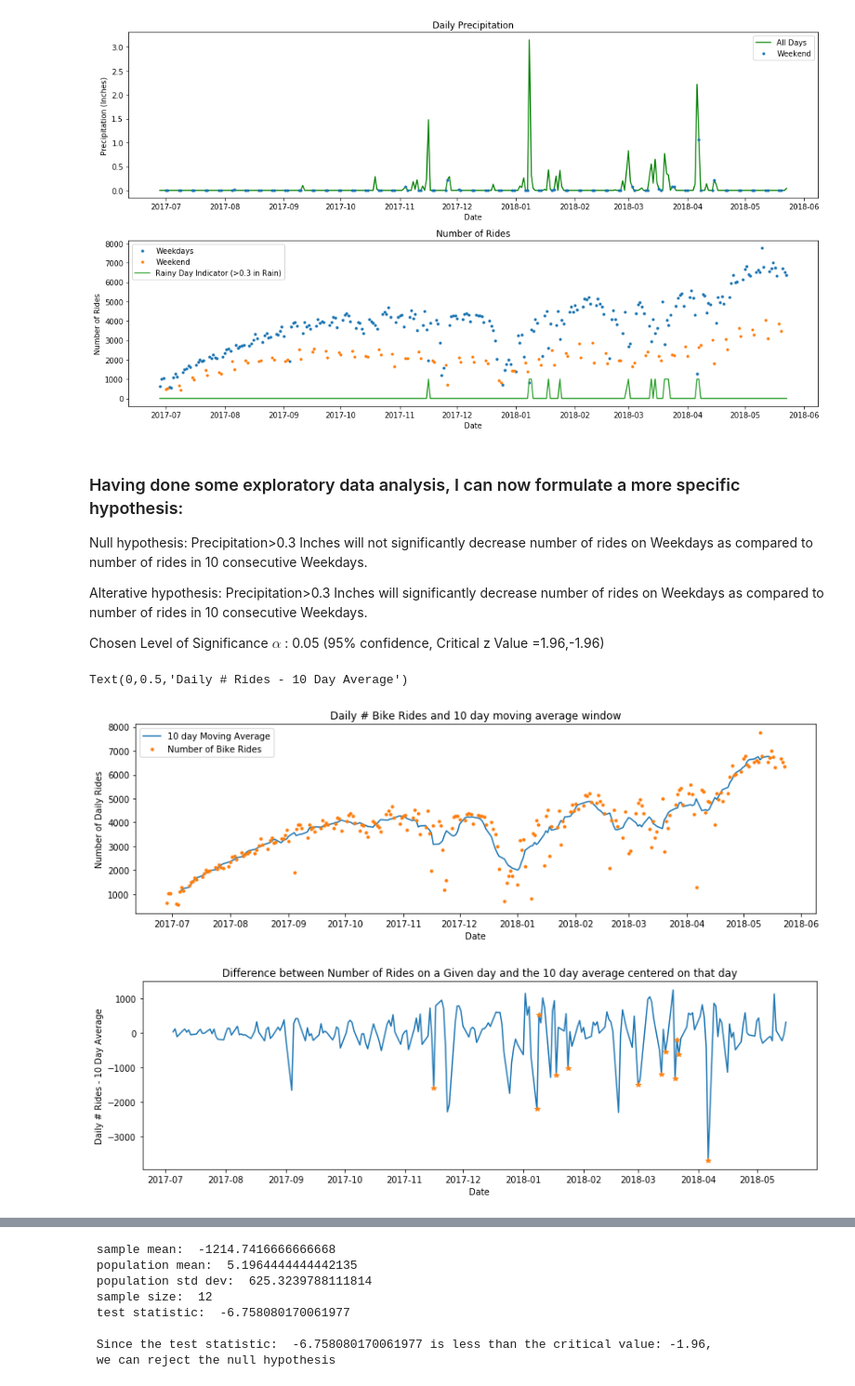
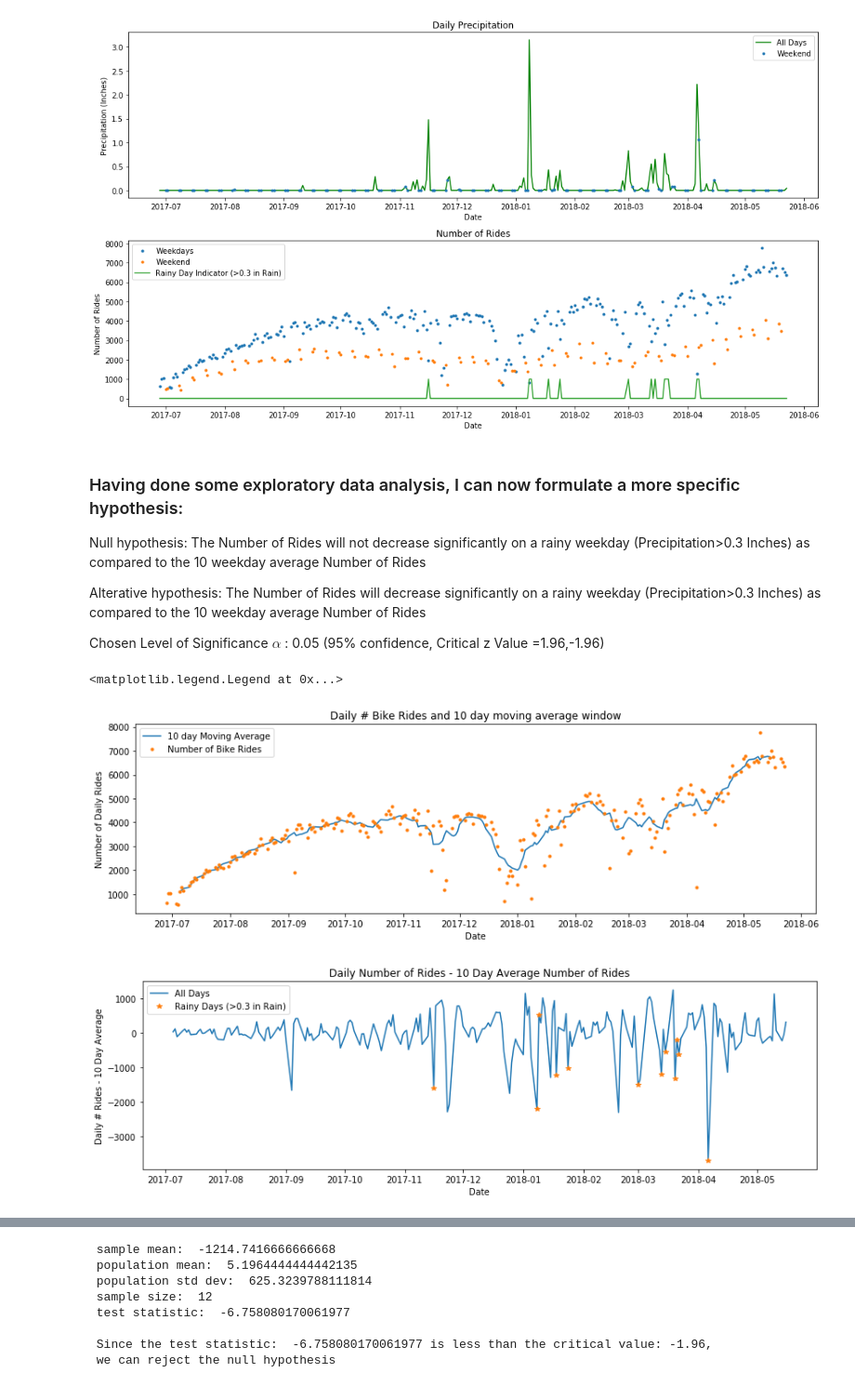
Before and after one commit to arjunravishankar/SF_Bike_Weather_Prediction, a Jupyter notebook: Take_Home_Project.ipynb, the cells around one changed output, grey strips where cells are left out. Shown at 93% size. Cells and saved outputs as stored; diff of their text form; code cells hidden in the pictures.

```diff
--- a/Take_Home_Project.ipynb
+++ b/Take_Home_Project.ipynb
@@ -155,7 +159,7 @@ daily_bike_df['day_of_week']=[date.isoweekday() for date in daily_bike_df.DATE]
 # %%
 #Save daily_bike_df
 #daily_bike_df.to_pickle('daily_bike_df.pkl')
-#daily_bike_df=pd.read_pickle('daily_bike_df.pkl')
+daily_bike_df=pd.read_pickle('daily_bike_df.pkl')
 # %% [markdown]
 ## 3. Analysis
 # %% [markdown]
@@ -232,8 +264,8 @@ plt.tight_layout()
 # %% [markdown]
 ### Having done some exploratory data analysis, I can now formulate a more specific hypothesis:
 
-Null hypothesis: Precipitation>0.3 Inches will not significantly decrease number of rides on Weekdays as compared to number of rides in 10 consecutive Weekdays.
+Null hypothesis: The Number of Rides will not decrease significantly on a rainy weekday (Precipitation>0.3 Inches) as compared to the 10 weekday average Number of Rides
 
-Alterative hypothesis: Precipitation>0.3 Inches will significantly decrease number of rides on Weekdays as compared to number of rides in 10 consecutive Weekdays.
+Alterative hypothesis: The Number of Rides will decrease significantly on a rainy weekday (Precipitation>0.3 Inches) as compared to the 10 weekday average Number of Rides
 
 Chosen Level of Significance $\alpha$ : 0.05 (95% confidence, Critical z Value =1.96,-1.96)
@@ -250,34 +279,35 @@ y=daily_bike_df.groupby('DATE').duration_sec.count()[rainy.values & Weekday.valu
 # Create a Kernel to Average Number of Rides in Windows of 10 days
 N=10
 kernel=np.ones(N+1)/N
 kernel[int(N/2)]=0
 
 x=np.convolve(daily_bike_df.groupby('DATE').duration_sec.count()[Weekday.values], kernel, mode='same')
 
 
 #Plot the Moving Average Window of Ride Numbers
 f=plt.figure(figsize=(14,4))
 
 plt.plot(dates[Weekday.values][5:-5],x[5:-5])
 plt.plot(dates[Weekday.values],daily_bike_df.groupby('DATE').duration_sec.count()[Weekday.values],'.')
 plt.title('Daily # Bike Rides and 10 day moving average window')
 plt.legend(['10 day Moving Average','Number of Bike Rides'])
 plt.xlabel('Date')
 plt.ylabel('Number of Daily Rides')
 
 # Plot the Difference between Number of Rides on a Given day and the 10 day average centered on that day.
 f=plt.figure(figsize=(14,4))
 
 plt.plot(dates[Weekday.values][5:-5],daily_bike_df.groupby('DATE').duration_sec.count()[Weekday.values][5:-5]-x[5:-5])
 
 plt.plot(dates[Weekday.values][(daily_bike_df.groupby('DATE').DAILYPrecip.mean()[Weekday.values]>0.3)],\
          y-x[(daily_bike_df.groupby('DATE').DAILYPrecip.mean()[Weekday.values]>0.3)],'*')
 
-plt.title('Difference between Number of Rides on a Given day and the 10 day average centered on that day')
+plt.title('Daily Number of Rides - 10 Day Average Number of Rides')
 plt.xlabel('Date')
 plt.ylabel('Daily # Rides - 10 Day Average')
+plt.legend(['All Days','Rainy Days (>0.3 in Rain)'])
 # %% [output]
-Text(0,0.5,'Daily # Rides - 10 Day Average')
+<matplotlib.legend.Legend at 0x...>
 [figure]
-[figure, old version]
+[figure, new version]
 # %% [markdown]
```
Also changed, not shown: parts of 31 cells of this notebook.
